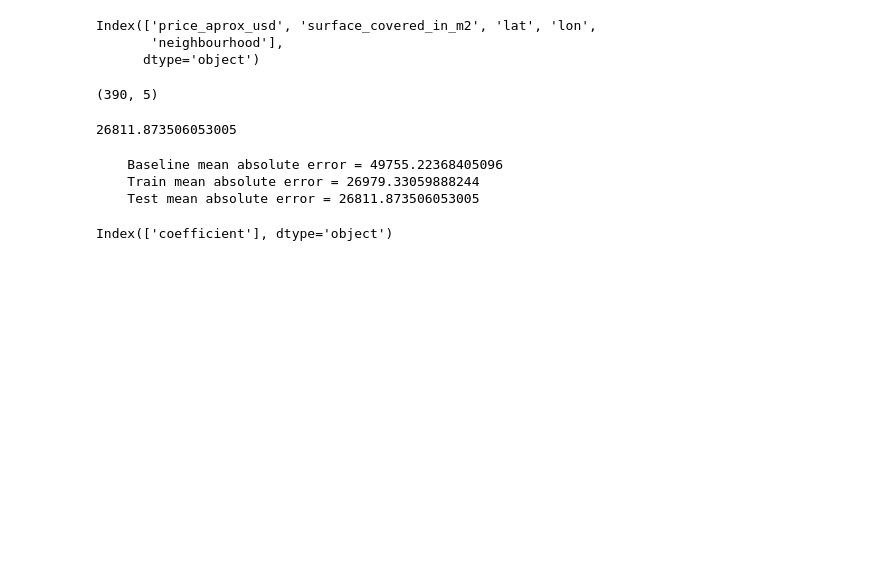
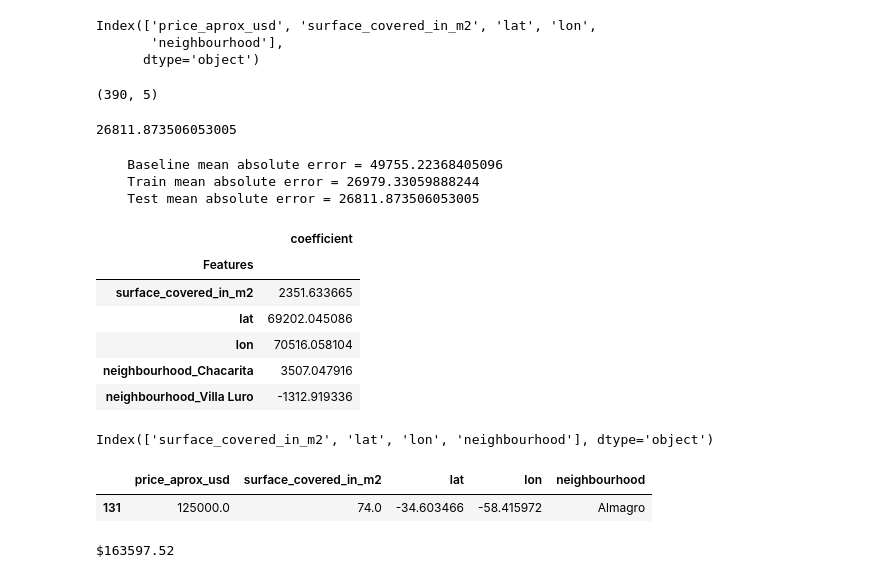
Before and after one commit to Sodiqlef/Buenos-aires-house-price-prediction, a Jupyter notebook: Untitled.ipynb, the cells around one changed output. Drawn from its saved outputs; the diff is of its cells as text; code cells hidden in the pictures; blank space fills up the shorter version.

```diff
--- a/Untitled.ipynb
+++ b/Untitled.ipynb
@@ -53,6 +53,6 @@ def wrangle(filepath):
     df = df[df["surface_covered_in_m2"].between(low, high)]
     return df
 # %%
-files = glob("buenos-aires-real-estate-*.csv")
+files = glob("./static/buenos-aires-real-estate-*.csv")
 files
 # %% [output]
@@ -167,7 +168,17 @@ features = model["onehotencoder"].get_feature_names()
 # %%
 features_coef = pd.DataFrame(coefficient, features)
 features_coef = pd.DataFrame(features_coef[0].rename("coefficient"))
 features_coef.index = features_coef.index.rename("Features")
-features_coef.columns
+features_coef.head()
 # %% [output]
-Index(['coefficient'], dtype='object')
+|  | coefficient |
+| Features |  |
+| surface_covered_in_m2 | 2351.633665 |
+| lat | 69202.045086 |
+| lon | 70516.058104 |
+| neighbourhood_Chacarita | 3507.047916 |
+| neighbourhood_Villa Luro | -1312.919336 |
+# %%
+X_train.columns
+# %% [output]
+Index(['surface_covered_in_m2', 'lat', 'lon', 'neighbourhood'], dtype='object')
@@ -173,0 +197,9 @@ Index(['coefficient'], dtype='object')
+# %%
+df[13:14]
+# %% [output]
+|  | price_aprox_usd | surface_covered_in_m2 | lat | lon | neighbourhood |
+| 131 | 125000.0 | 74.0 | -34.603466 | -58.415972 | Almagro |
+# %%
+test_model(74.0, -34.603466, -58.415972, "Almagro")
+# %% [output]
+$163597.52
```
Also changed, not shown: parts of 2 cells of this notebook, 3 other files.
